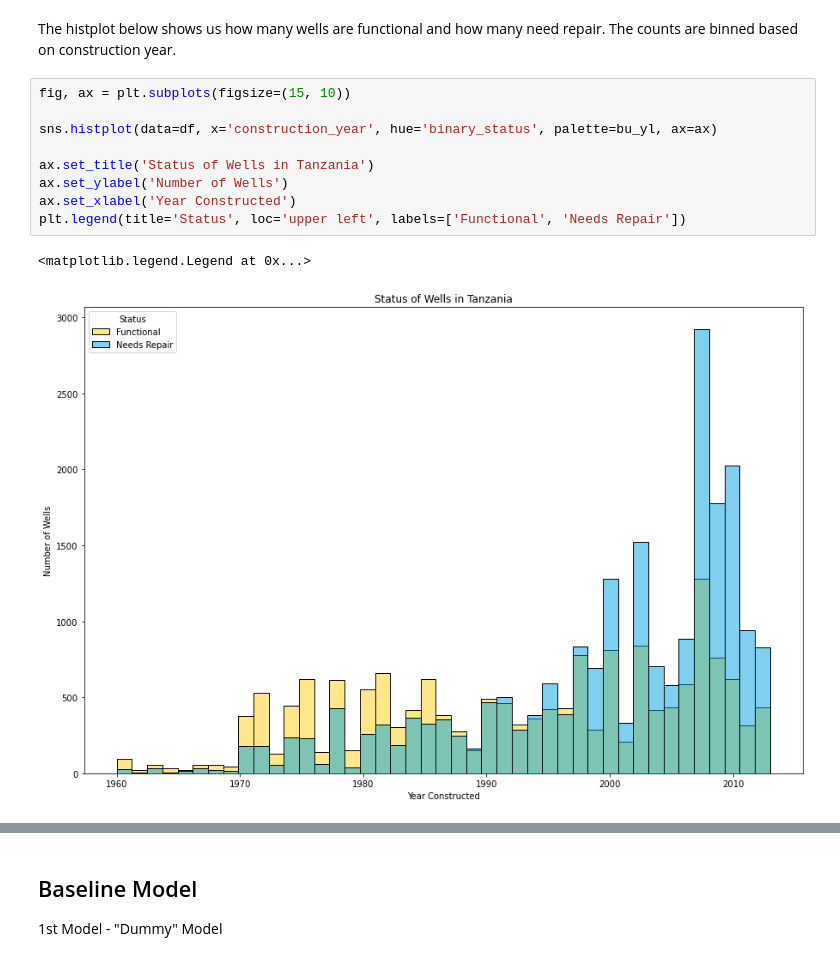
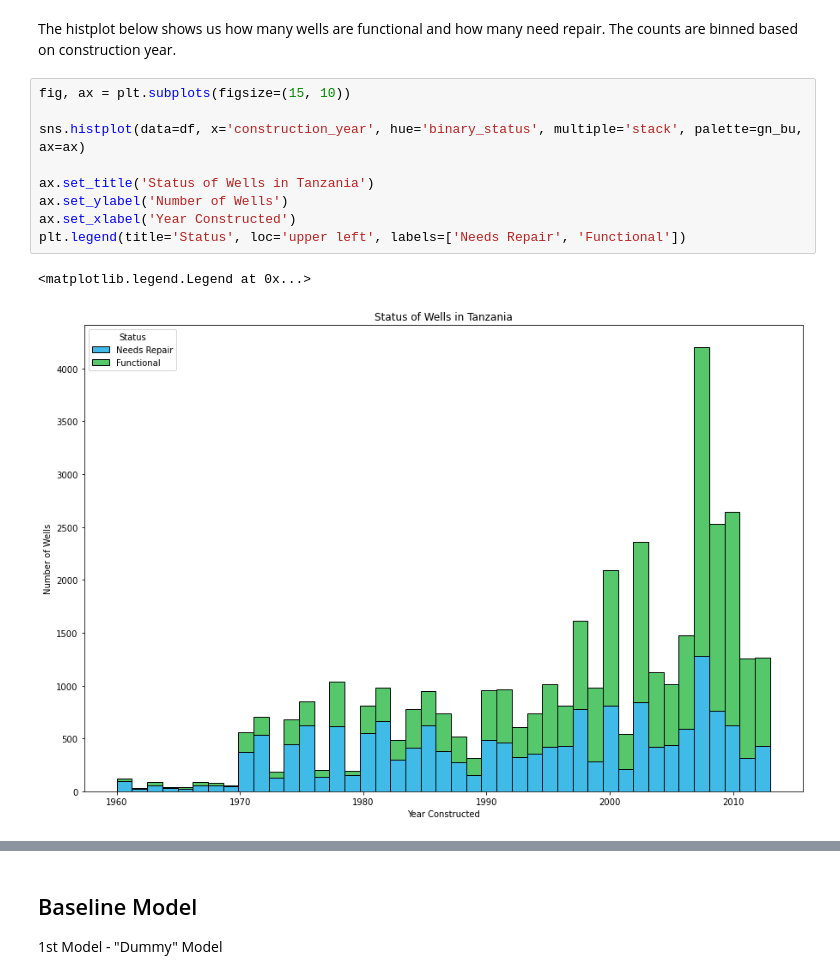
Before and after one commit to fetterollie/Tanzanian-Water-Wells, a Jupyter notebook: main/index.ipynb, the cells around one changed output, grey strips where cells are left out. Drawn from its saved outputs; the diff is of its cells as text.

```diff
--- a/main/index.ipynb
+++ b/main/index.ipynb
@@ -728,12 +728,12 @@ The histplot below shows us how many wells are functional and how many need repa
 # %%
 fig, ax = plt.subplots(figsize=(15, 10))
 
-sns.histplot(data=df, x='construction_year', hue='binary_status', palette=bu_yl, ax=ax)
+sns.histplot(data=df, x='construction_year', hue='binary_status', multiple='stack', palette=gn_bu, ax=ax)
 
 ax.set_title('Status of Wells in Tanzania')
 ax.set_ylabel('Number of Wells')
 ax.set_xlabel('Year Constructed')
-plt.legend(title='Status', loc='upper left', labels=['Functional', 'Needs Repair'])
+plt.legend(title='Status', loc='upper left', labels=['Needs Repair', 'Functional'])
 # %% [output]
 <matplotlib.legend.Legend at 0x...>
-[figure, old version]
+[figure, new version]
```
Also changed, not shown: parts of 40 cells of this notebook.
